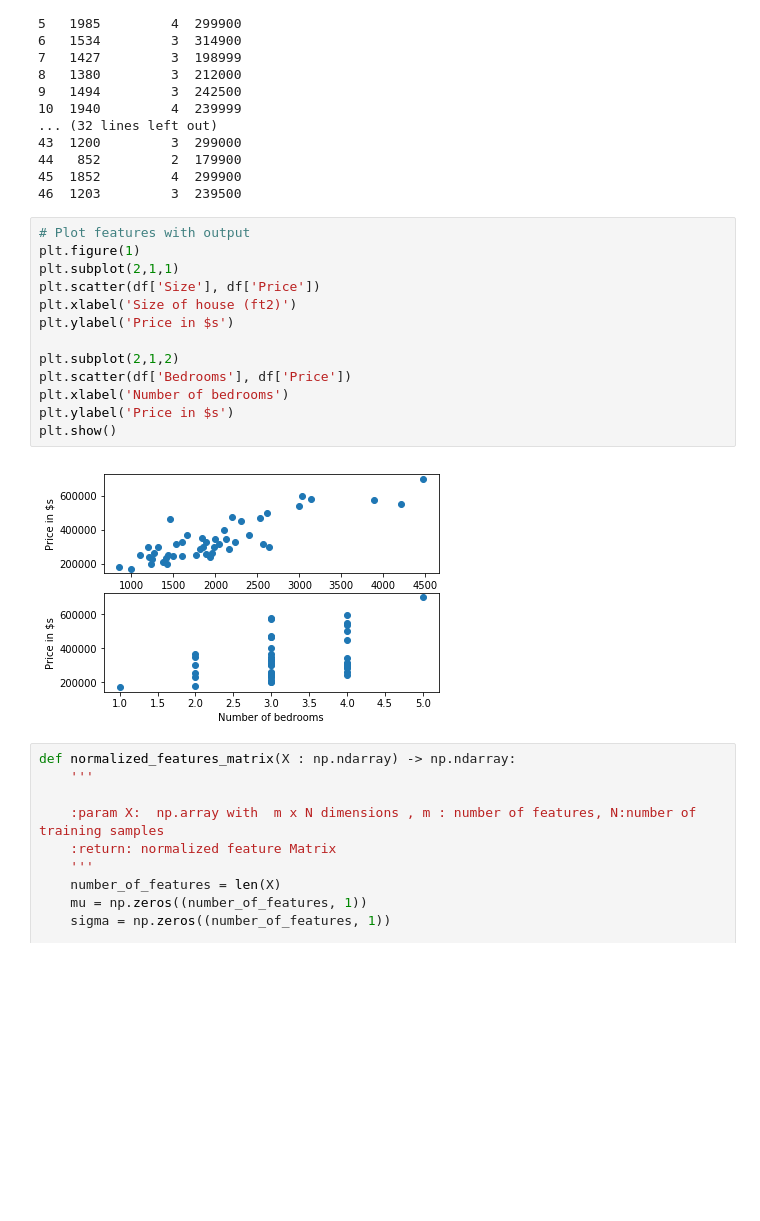
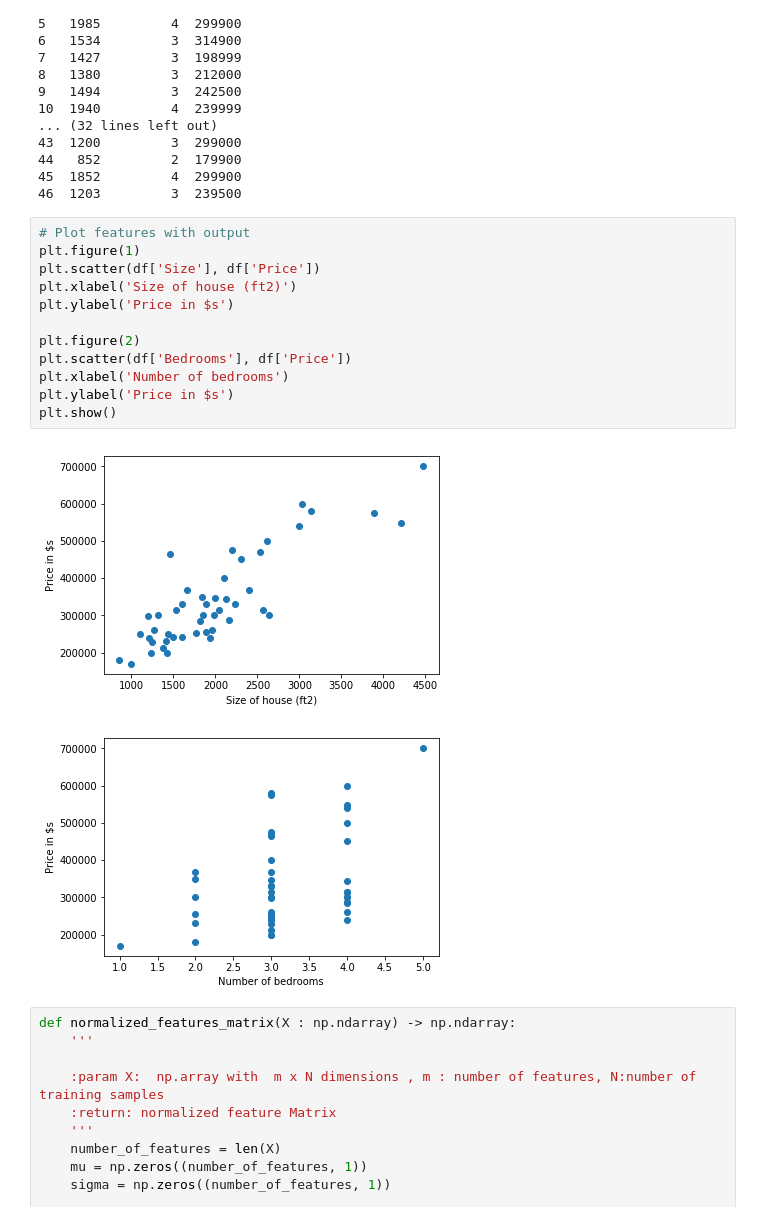
Before and after one commit to ginnikhanna/Development, a Jupyter notebook: Juypter-ML/multivariatelinearregression.ipynb, the cells around one changed output. Saved outputs shown, nothing was run; the diff lists cells and outputs as text; blank space fills up the shorter version.

Commit message:
Two plots added

```diff
--- a/Juypter-ML/multivariatelinearregression.ipynb
+++ b/Juypter-ML/multivariatelinearregression.ipynb
@@ -33,18 +33,18 @@ Size  Bedrooms   Price
 # %%
 # Plot features with output
 plt.figure(1)
-plt.subplot(2,1,1)
 plt.scatter(df['Size'], df['Price'])
 plt.xlabel('Size of house (ft2)')
 plt.ylabel('Price in $s')
 
-plt.subplot(2,1,2)
+plt.figure(2)
 plt.scatter(df['Bedrooms'], df['Price'])
 plt.xlabel('Number of bedrooms')
 plt.ylabel('Price in $s')
 plt.show()
 # %% [output]
-[figure, old version]
+[figure, new version]
+[figure, added]
 # %%
 def normalized_features_matrix(X : np.ndarray) -> np.ndarray:
     '''
```
Also changed, not shown: parts of 1 cell of this notebook.
